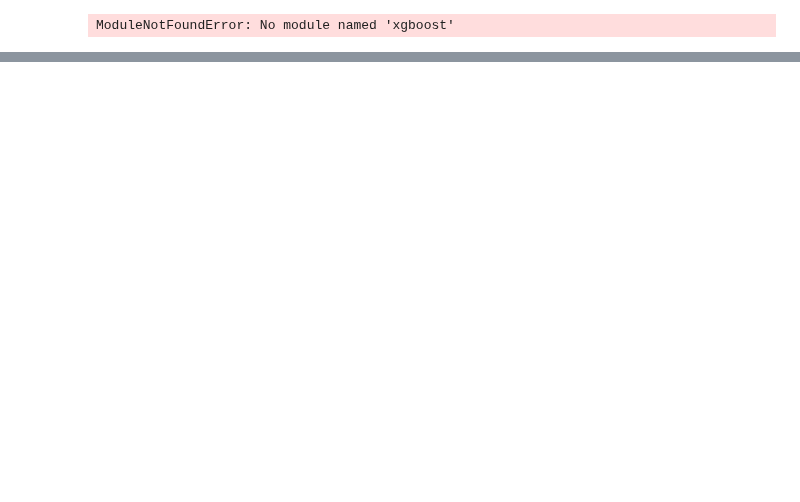
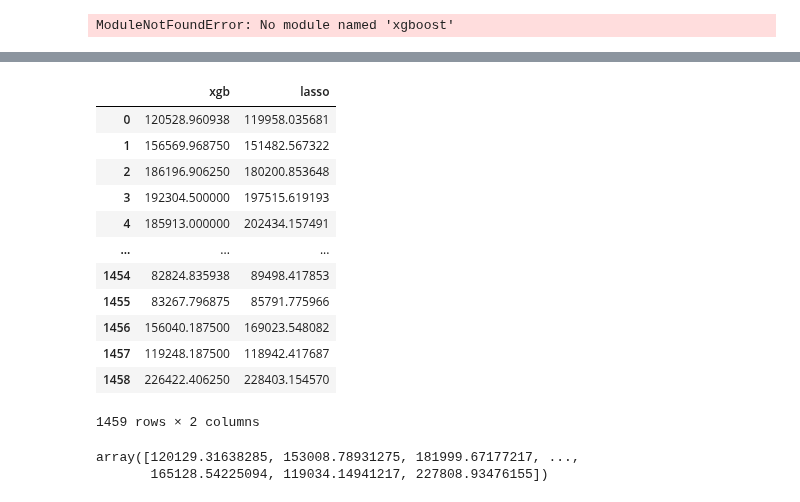
Before and after one commit to suhyun-cho/Dive-to-Kaggle, a Jupyter notebook: House-Prices/Regularized Linear Models.ipynb, the cells around one changed output, grey strips where cells are left out. Drawn from its saved outputs; the diff is of its cells as text; code cells hidden in the pictures; blank space fills up the shorter version.

```diff
--- a/House-Prices/Regularized Linear Models.ipynb
+++ b/House-Prices/Regularized Linear Models.ipynb
@@ -413,0 +349,4 @@ Command "/Users/suhyun/anaconda3/envs/suhyun2/bin/python -u -c "import setuptool
+# %%
+model_xgb=xgb.XGBRegressor(n_estimators=360, max_depth=2,learning_rate=0.1)
+#the params were tuned using xgb.cv
+model_xgb.fit(X_train,y)
@@ -413,0 +374,4 @@ Command "/Users/suhyun/anaconda3/envs/suhyun2/bin/python -u -c "import setuptool
+# %%
+# np.expm1 : 다시 지수변환.
+xgb_preds = np.expm1(model_xgb.predict(X_test))
+lasso_preds = np.expm1(model_lasso.predict(X_test))
@@ -413,0 +384,3 @@ Command "/Users/suhyun/anaconda3/envs/suhyun2/bin/python -u -c "import setuptool
+# %%
+predictions=pd.DataFrame({'xgb':xgb_preds,'lasso': lasso_preds})
+predictions.plot(x='xgb',y='lasso',kind='scatter');
@@ -413,0 +389,16 @@ Command "/Users/suhyun/anaconda3/envs/suhyun2/bin/python -u -c "import setuptool
+# %%
+predictions
+# %% [output]
+|  | xgb | lasso |
+| 0 | 120528.960938 | 119958.035681 |
+| 1 | 156569.968750 | 151482.567322 |
+| 2 | 186196.906250 | 180200.853648 |
+| 3 | 192304.500000 | 197515.619193 |
+| 4 | 185913.000000 | 202434.157491 |
+| ... | ... | ... |
+| 1454 | 82824.835938 | 89498.417853 |
+| 1455 | 83267.796875 | 85791.775966 |
+| 1456 | 156040.187500 | 169023.548082 |
+| 1457 | 119248.187500 | 118942.417687 |
+| 1458 | 226422.406250 | 228403.154570 |
+1459 rows × 2 columns
@@ -413,0 +407,5 @@ Command "/Users/suhyun/anaconda3/envs/suhyun2/bin/python -u -c "import setuptool
+# %%
+preds
+# %% [output]
+array([120129.31638285, 153008.78931275, 181999.67177217, ...,
+       165128.54225094, 119034.14941217, 227808.93476155])
```
Also changed, not shown: parts of 24 cells of this notebook.
